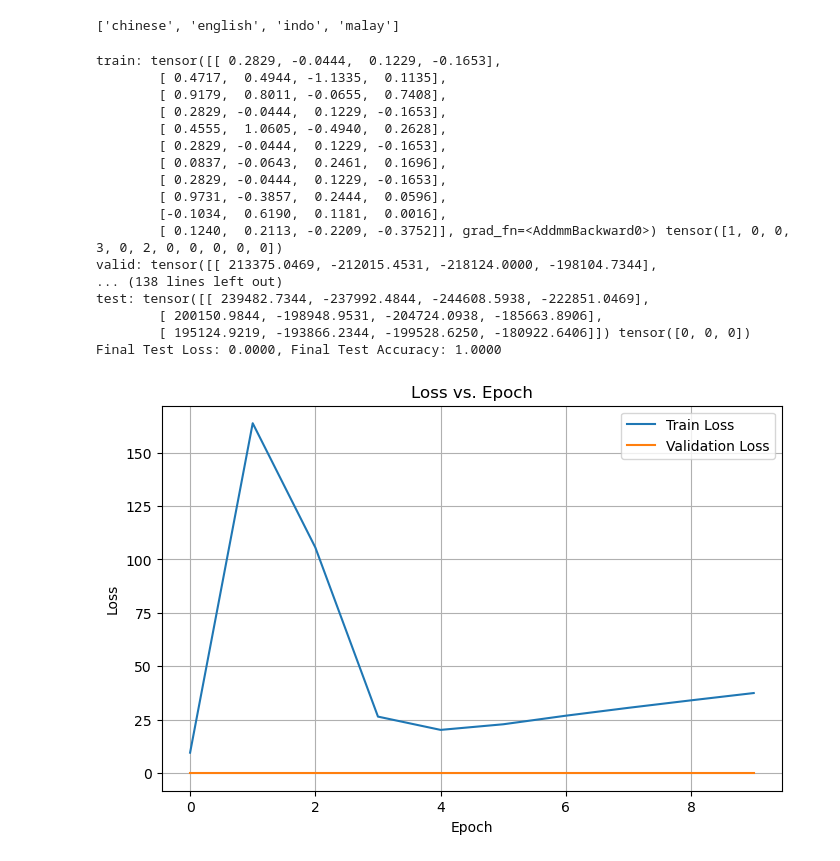
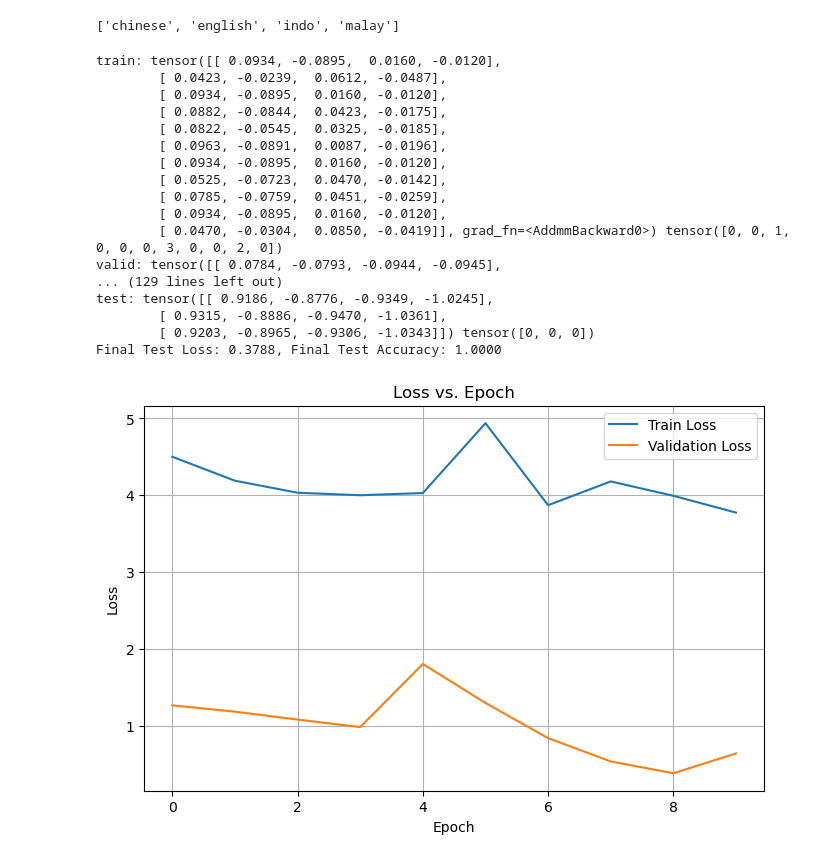
Before and after one commit to r-muthu/group_19_tpdl, a Jupyter notebook: train.ipynb, the cells around one changed output. Saved outputs shown, nothing was run; the diff lists cells and outputs as text; code cells hidden in the pictures.

Commit message:
more edits to train notebook and model

```diff
--- a/train.ipynb
+++ b/train.ipynb
@@ -105,7 +106,7 @@ def split_data(dataset):
 train_loader, valid_loader, test_loader = split_data(dataset)
 # %%
 class Trainer:
-    def __init__(self, model, train_loader, valid_loader, test_loader, num_epochs=10, gradual_unfreezing=False, unfreeze_epochs=[]):
+    def __init__(self, model, train_loader, valid_loader, test_loader, num_classes=2, num_epochs=10, gradual_unfreezing=False, unfreeze_epochs=[]):
         self.device = torch.device("cuda" if (torch.cuda.is_available()) else "cpu")
         self.model = model.to(self.device)
         self.train_loader = train_loader
@@ -120,7 +121,7 @@ class Trainer:
         self.criterion = nn.CrossEntropyLoss()
         self.optimizer = optim.Adam(self.model.parameters(), lr=0.01, betas=(0.9, 0.999), eps=1e-08)
         self.optimizer.zero_grad()
-        self.accuracy_metric = Accuracy(task="multiclass", num_classes=self.model.num_classes).to(self.device)
+        self.accuracy_metric = Accuracy(task="multiclass", num_classes=num_classes).to(self.device)
         self.best_val_loss = float('inf')
         self.best_model_state = None
         self.best_epoch = 0
@@ -259,26 +260,26 @@ class Trainer:
         plt.grid(True)
         plt.show()
 # %%
-trainer = Trainer(model(num_classes=num_languages), train_loader, valid_loader, test_loader)
+trainer = Trainer(model(classes=num_languages), train_loader, valid_loader, test_loader, num_classes = num_languages, num_epochs=10, gradual_unfreezing=True, unfreeze_epochs=[2, 4, 6])
 trainer.train()
 trainer.plot_losses()
 trainer.plot_accuracies()
 # %% [output]
-train: tensor([[ 0.2829, -0.0444,  0.1229, -0.1653],
-        [ 0.4717,  0.4944, -1.1335,  0.1135],
-        [ 0.9179,  0.8011, -0.0655,  0.7408],
-        [ 0.2829, -0.0444,  0.1229, -0.1653],
-        [ 0.4555,  1.0605, -0.4940,  0.2628],
-        [ 0.2829, -0.0444,  0.1229, -0.1653],
-        [ 0.0837, -0.0643,  0.2461,  0.1696],
-        [ 0.2829, -0.0444,  0.1229, -0.1653],
-        [ 0.9731, -0.3857,  0.2444,  0.0596],
-        [-0.1034,  0.6190,  0.1181,  0.0016],
-        [ 0.1240,  0.2113, -0.2209, -0.3752]], grad_fn=<AddmmBackward0>) tensor([1, 0, 0, 3, 0, 2, 0, 0, 0, 0, 0])
-valid: tensor([[ 213375.0469, -212015.4531, -218124.0000, -198104.7344],
-... (138 lines left out)
-test: tensor([[ 239482.7344, -237992.4844, -244608.5938, -222851.0469],
-        [ 200150.9844, -198948.9531, -204724.0938, -185663.8906],
-        [ 195124.9219, -193866.2344, -199528.6250, -180922.6406]]) tensor([0, 0, 0])
-Final Test Loss: 0.0000, Final Test Accuracy: 1.0000
+train: tensor([[ 0.0934, -0.0895,  0.0160, -0.0120],
+        [ 0.0423, -0.0239,  0.0612, -0.0487],
+        [ 0.0934, -0.0895,  0.0160, -0.0120],
+        [ 0.0882, -0.0844,  0.0423, -0.0175],
+        [ 0.0822, -0.0545,  0.0325, -0.0185],
+        [ 0.0963, -0.0891,  0.0087, -0.0196],
+        [ 0.0934, -0.0895,  0.0160, -0.0120],
+        [ 0.0525, -0.0723,  0.0470, -0.0142],
+        [ 0.0785, -0.0759,  0.0451, -0.0259],
+        [ 0.0934, -0.0895,  0.0160, -0.0120],
+        [ 0.0470, -0.0304,  0.0850, -0.0419]], grad_fn=<AddmmBackward0>) tensor([0, 0, 1, 0, 0, 0, 3, 0, 0, 2, 0])
+valid: tensor([[ 0.0784, -0.0793, -0.0944, -0.0945],
+... (129 lines left out)
+test: tensor([[ 0.9186, -0.8776, -0.9349, -1.0245],
+        [ 0.9315, -0.8886, -0.9470, -1.0361],
+        [ 0.9203, -0.8965, -0.9306, -1.0343]]) tensor([0, 0, 0])
+Final Test Loss: 0.3788, Final Test Accuracy: 1.0000
-[figure, old version]
+[figure, new version]
```
Also changed, not shown: parts of 2 cells of this notebook, 2 other files.
